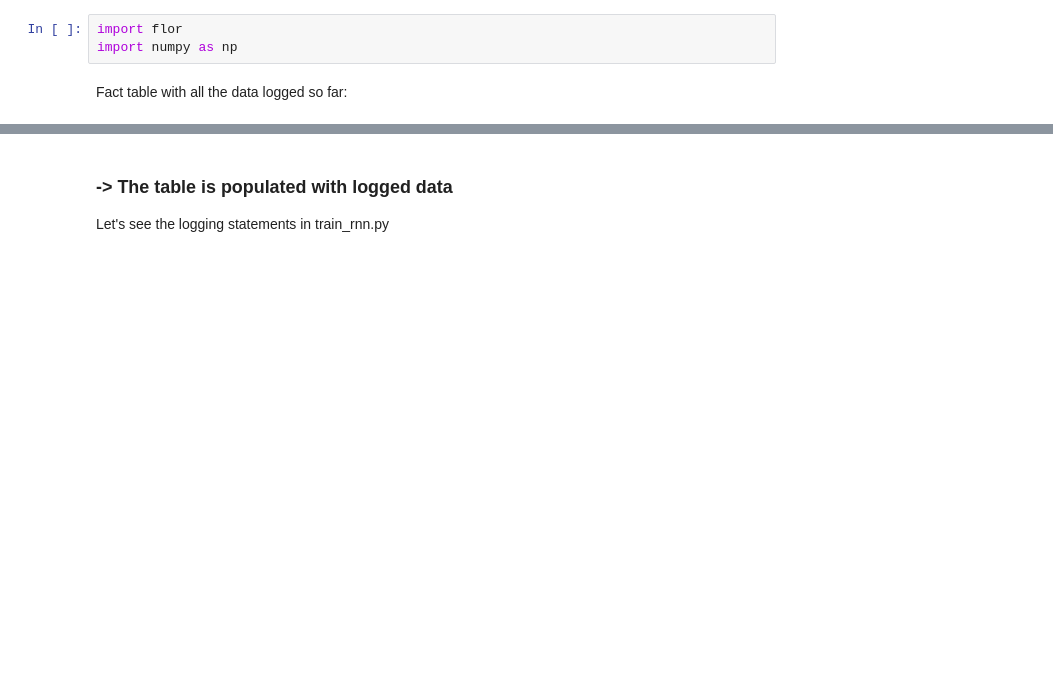
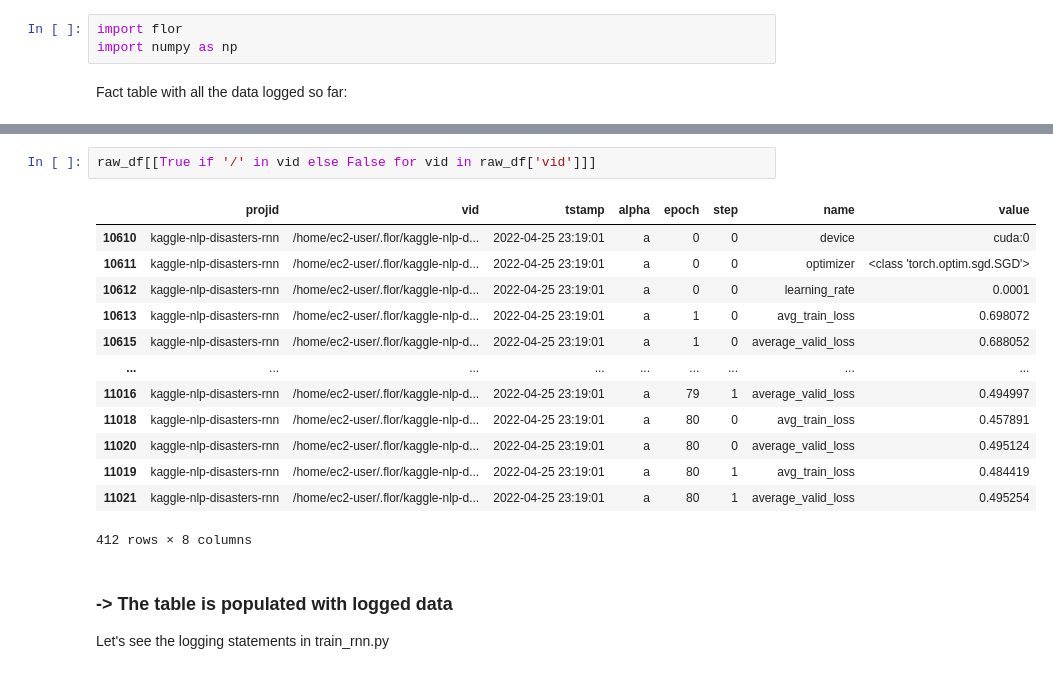
Before and after one commit to ucbrise/kaggle-nlp-disasters, a Jupyter notebook: demo.ipynb, the cells around one changed output, grey strips where cells are left out. Saved outputs shown, nothing was run; the diff lists cells and outputs as text; blank space fills up the shorter version.

```diff
--- a/demo.ipynb
+++ b/demo.ipynb
@@ -92,3 +92,19 @@ raw_df
+# %%
+raw_df[[True if '/' in vid else False for vid in raw_df['vid']]]
+# %% [output]
+|  | projid | vid | tstamp | alpha | epoch | step | name | value |
+| 10610 | kaggle-nlp-disasters-rnn | /home/ec2-user/.flor/kaggle-nlp-d... | 2022-04-25 23:19:01 | a | 0 | 0 | device | cuda:0 |
+| 10611 | kaggle-nlp-disasters-rnn | /home/ec2-user/.flor/kaggle-nlp-d... | 2022-04-25 23:19:01 | a | 0 | 0 | optimizer | <class 'torch.optim.sgd.SGD'> |
+| 10612 | kaggle-nlp-disasters-rnn | /home/ec2-user/.flor/kaggle-nlp-d... | 2022-04-25 23:19:01 | a | 0 | 0 | learning_rate | 0.0001 |
+| 10613 | kaggle-nlp-disasters-rnn | /home/ec2-user/.flor/kaggle-nlp-d... | 2022-04-25 23:19:01 | a | 1 | 0 | avg_train_loss | 0.698072 |
+| 10615 | kaggle-nlp-disasters-rnn | /home/ec2-user/.flor/kaggle-nlp-d... | 2022-04-25 23:19:01 | a | 1 | 0 | average_valid_loss | 0.688052 |
+| ... | ... | ... | ... | ... | ... | ... | ... | ... |
+| 11016 | kaggle-nlp-disasters-rnn | /home/ec2-user/.flor/kaggle-nlp-d... | 2022-04-25 23:19:01 | a | 79 | 1 | average_valid_loss | 0.494997 |
+| 11018 | kaggle-nlp-disasters-rnn | /home/ec2-user/.flor/kaggle-nlp-d... | 2022-04-25 23:19:01 | a | 80 | 0 | avg_train_loss | 0.457891 |
+| 11020 | kaggle-nlp-disasters-rnn | /home/ec2-user/.flor/kaggle-nlp-d... | 2022-04-25 23:19:01 | a | 80 | 0 | average_valid_loss | 0.495124 |
+| 11019 | kaggle-nlp-disasters-rnn | /home/ec2-user/.flor/kaggle-nlp-d... | 2022-04-25 23:19:01 | a | 80 | 1 | avg_train_loss | 0.484419 |
+| 11021 | kaggle-nlp-disasters-rnn | /home/ec2-user/.flor/kaggle-nlp-d... | 2022-04-25 23:19:01 | a | 80 | 1 | average_valid_loss | 0.495254 |
+412 rows × 8 columns
 # %% [markdown]
 ### -> The table is populated with logged data
 Let's see the logging statements in train_rnn.py
```
Also changed, not shown: parts of 1 cell of this notebook, 1 other file.
